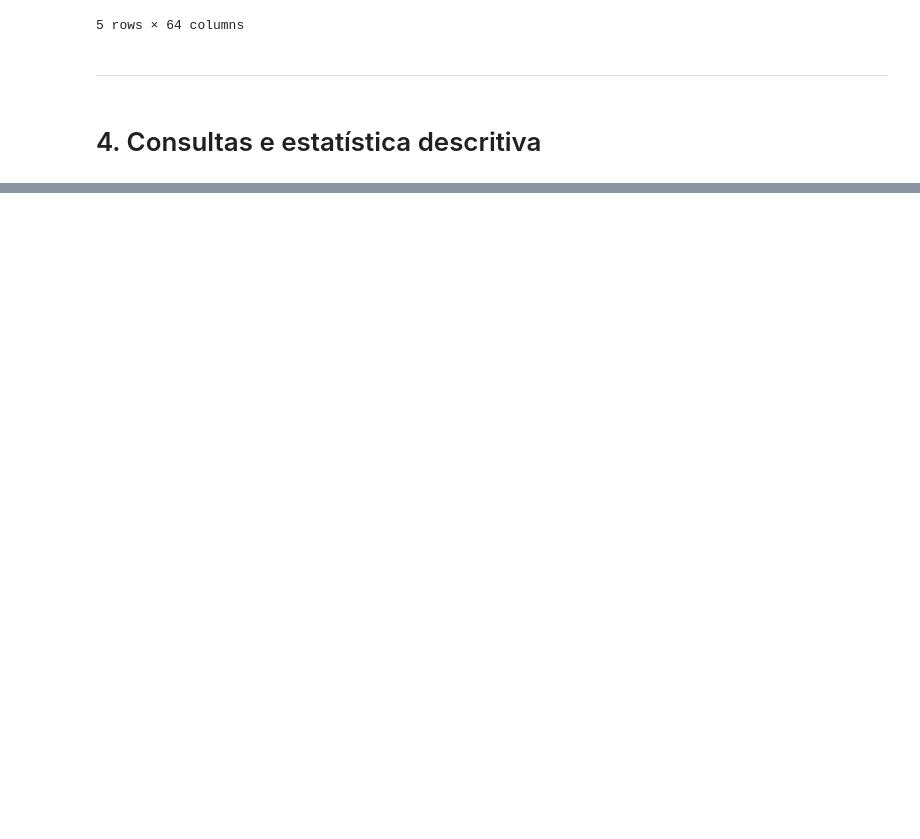
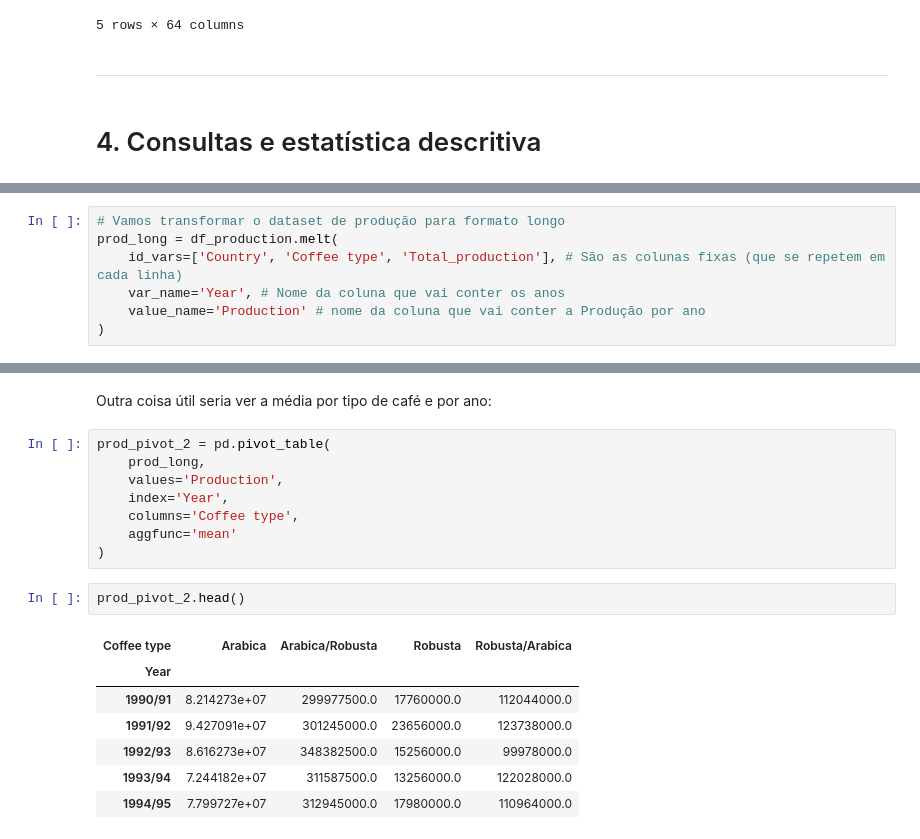
Before and after one commit to joao-victor-73/python.estudos, a Jupyter notebook: Estudos/Análise de Dados 2/Conceitos em Pandas/Pratica01/pratica01.ipynb, the cells around one changed output, grey strips where cells are left out. Drawn from its saved outputs; the diff is of its cells as text; blank space fills up the shorter version.

```diff
--- a/Estudos/Análise de Dados 2/Conceitos em Pandas/Pratica01/pratica01.ipynb
+++ b/Estudos/Análise de Dados 2/Conceitos em Pandas/Pratica01/pratica01.ipynb
@@ -166,0 +198,7 @@ ___
+# %%
+# Vamos transformar o dataset de produção para formato longo
+prod_long = df_production.melt(
+    id_vars=['Country', 'Coffee type', 'Total_production'], # São as colunas fixas (que se repetem em cada linha)
+    var_name='Year', # Nome da coluna que vai conter os anos
+    value_name='Production' # nome da coluna que vai conter a Produção por ano
+)
@@ -166,0 +296,20 @@ ___
+# %% [markdown]
+Outra coisa útil seria ver a média por tipo de café e por ano:
+# %%
+prod_pivot_2 = pd.pivot_table(
+    prod_long,
+    values='Production',
+    index='Year',
+    columns='Coffee type',
+    aggfunc='mean'
+)
+# %%
+prod_pivot_2.head()
+# %% [output]
+| Coffee type | Arabica | Arabica/Robusta | Robusta | Robusta/Arabica |
+| Year |  |  |  |  |
+| 1990/91 | 8.214273e+07 | 299977500.0 | 17760000.0 | 112044000.0 |
+| 1991/92 | 9.427091e+07 | 301245000.0 | 23656000.0 | 123738000.0 |
+| 1992/93 | 8.616273e+07 | 348382500.0 | 15256000.0 | 99978000.0 |
+| 1993/94 | 7.244182e+07 | 311587500.0 | 13256000.0 | 122028000.0 |
+| 1994/95 | 7.799727e+07 | 312945000.0 | 17980000.0 | 110964000.0 |
```
Also changed, not shown: parts of 23 cells of this notebook.
